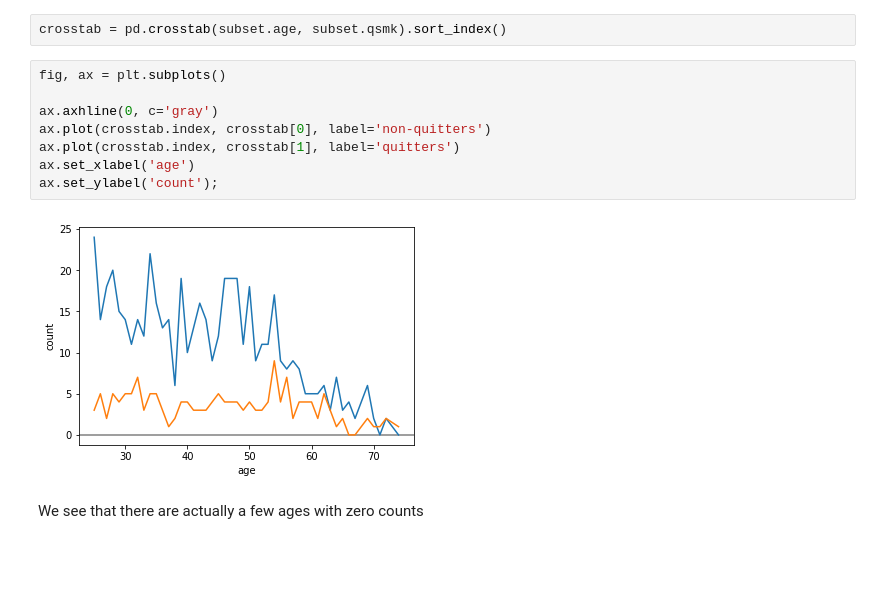
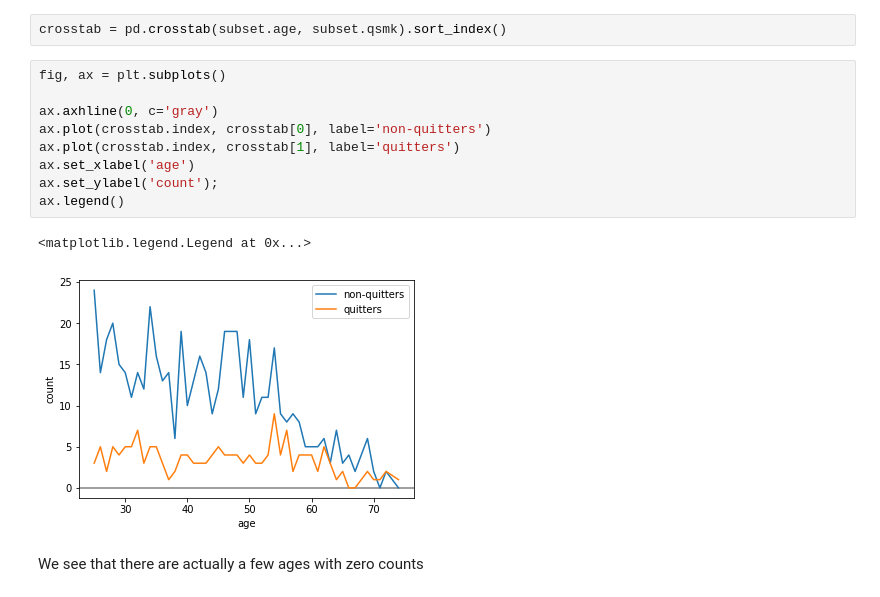
Before and after one commit to jrfiedler/causal_inference_python_code, a Jupyter notebook: chapter12.ipynb, the cells around one changed output. Saved outputs shown, nothing was run; the diff lists cells and outputs as text; blank space fills up the shorter version.

Commit message:
added legend in chapter12

```diff
--- a/chapter12.ipynb
+++ b/chapter12.ipynb
@@ -274,13 +274,15 @@ crosstab = pd.crosstab(subset.age, subset.qsmk).sort_index()
 # %%
 fig, ax = plt.subplots()
 
 ax.axhline(0, c='gray')
 ax.plot(crosstab.index, crosstab[0], label='non-quitters')
 ax.plot(crosstab.index, crosstab[1], label='quitters')
 ax.set_xlabel('age')
 ax.set_ylabel('count');
+ax.legend()
 # %% [output]
+<matplotlib.legend.Legend at 0x...>
-[figure, old version]
+[figure, new version]
 # %% [markdown]
 We see that there are actually a few ages with zero counts
 # %%
```
